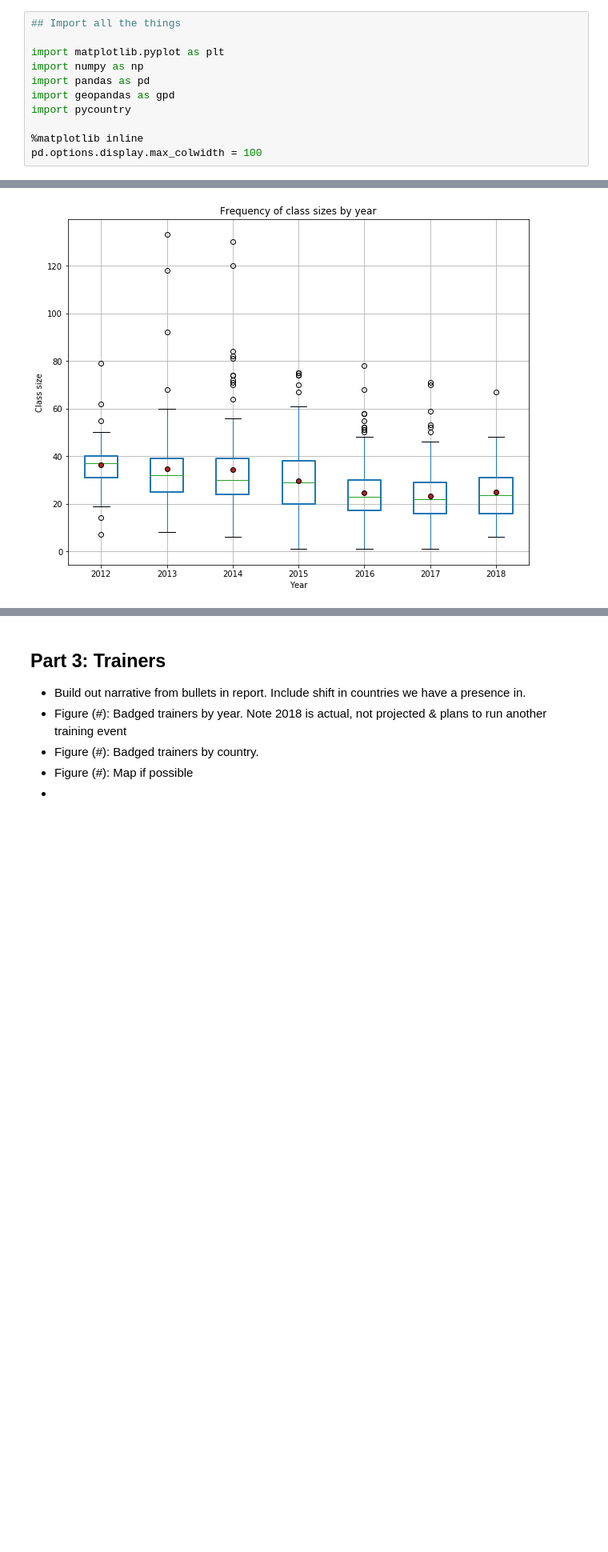
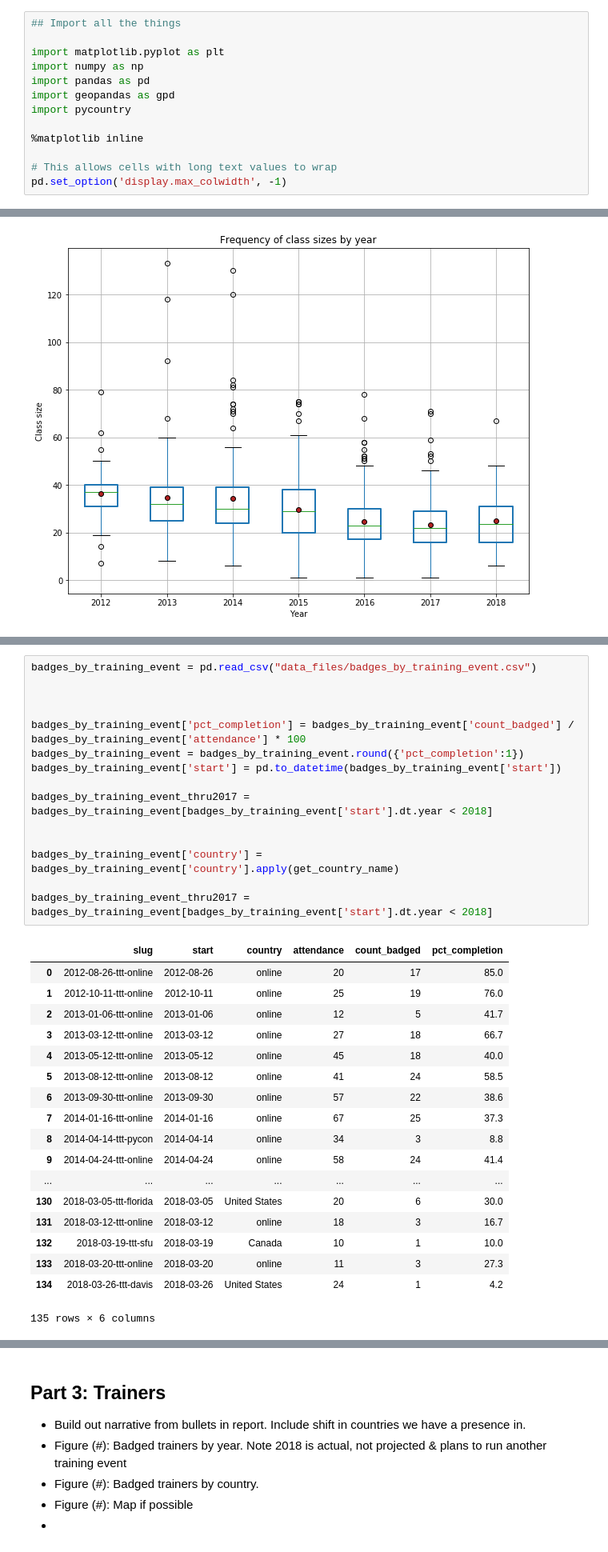
Before and after one commit to carpentries/assessment, a Jupyter notebook: programmatic-assessment/workshops/final_report_outline.ipynb, the cells around one changed output, grey strips where cells are left out. Shown at 80% size. Cells and saved outputs as stored; diff of their text form; blank space fills up the shorter version.

Commit message:
fix line wrapping on countries; start training section

```diff
--- a/programmatic-assessment/workshops/final_report_outline.ipynb
+++ b/programmatic-assessment/workshops/final_report_outline.ipynb
@@ -30,7 +30,9 @@ import geopandas as gpd
 import pycountry
 
 %matplotlib inline
-pd.options.display.max_colwidth = 100
+
+# This allows cells with long text values to wrap
+pd.set_option('display.max_colwidth', -1)
 # %%
 # Setting up base maps
 world = gpd.read_file(gpd.datasets.get_path('naturalearth_lowres')) # world map
@@ -501,3 +518,37 @@ plt.show()
     * Narrative - shortest number of days to teach, earliest teaching before badge, longest time to teach first workshop.  % of instructors who taught before badge.  Number of instructors who teach before certified is increasing. What this means.
     * Table (#): 5 number summary
     *
+# %%
+badges_by_training_event = pd.read_csv("data_files/badges_by_training_event.csv")
+
+
+
+badges_by_training_event['pct_completion'] = badges_by_training_event['count_badged'] / badges_by_training_event['attendance'] * 100
+badges_by_training_event = badges_by_training_event.round({'pct_completion':1})
+badges_by_training_event['start'] = pd.to_datetime(badges_by_training_event['start'])
+
+badges_by_training_event_thru2017 = badges_by_training_event[badges_by_training_event['start'].dt.year < 2018]
+
+
+badges_by_training_event['country'] = badges_by_training_event['country'].apply(get_country_name)
+
+badges_by_training_event_thru2017 = badges_by_training_event[badges_by_training_event['start'].dt.year < 2018]
+# %% [output]
+|  | slug | start | country | attendance | count_badged | pct_completion |
+| 0 | 2012-08-26-ttt-online | 2012-08-26 | online | 20 | 17 | 85.0 |
+| 1 | 2012-10-11-ttt-online | 2012-10-11 | online | 25 | 19 | 76.0 |
+| 2 | 2013-01-06-ttt-online | 2013-01-06 | online | 12 | 5 | 41.7 |
+| 3 | 2013-03-12-ttt-online | 2013-03-12 | online | 27 | 18 | 66.7 |
+| 4 | 2013-05-12-ttt-online | 2013-05-12 | online | 45 | 18 | 40.0 |
+| 5 | 2013-08-12-ttt-online | 2013-08-12 | online | 41 | 24 | 58.5 |
+| 6 | 2013-09-30-ttt-online | 2013-09-30 | online | 57 | 22 | 38.6 |
+| 7 | 2014-01-16-ttt-online | 2014-01-16 | online | 67 | 25 | 37.3 |
+| 8 | 2014-04-14-ttt-pycon | 2014-04-14 | online | 34 | 3 | 8.8 |
+| 9 | 2014-04-24-ttt-online | 2014-04-24 | online | 58 | 24 | 41.4 |
+| ... | ... | ... | ... | ... | ... | ... |
+| 130 | 2018-03-05-ttt-florida | 2018-03-05 | United States | 20 | 6 | 30.0 |
+| 131 | 2018-03-12-ttt-online | 2018-03-12 | online | 18 | 3 | 16.7 |
+| 132 | 2018-03-19-ttt-sfu | 2018-03-19 | Canada | 10 | 1 | 10.0 |
+| 133 | 2018-03-20-ttt-online | 2018-03-20 | online | 11 | 3 | 27.3 |
+| 134 | 2018-03-26-ttt-davis | 2018-03-26 | United States | 24 | 1 | 4.2 |
+135 rows × 6 columns
```
Also changed, not shown: parts of 7 cells of this notebook.
